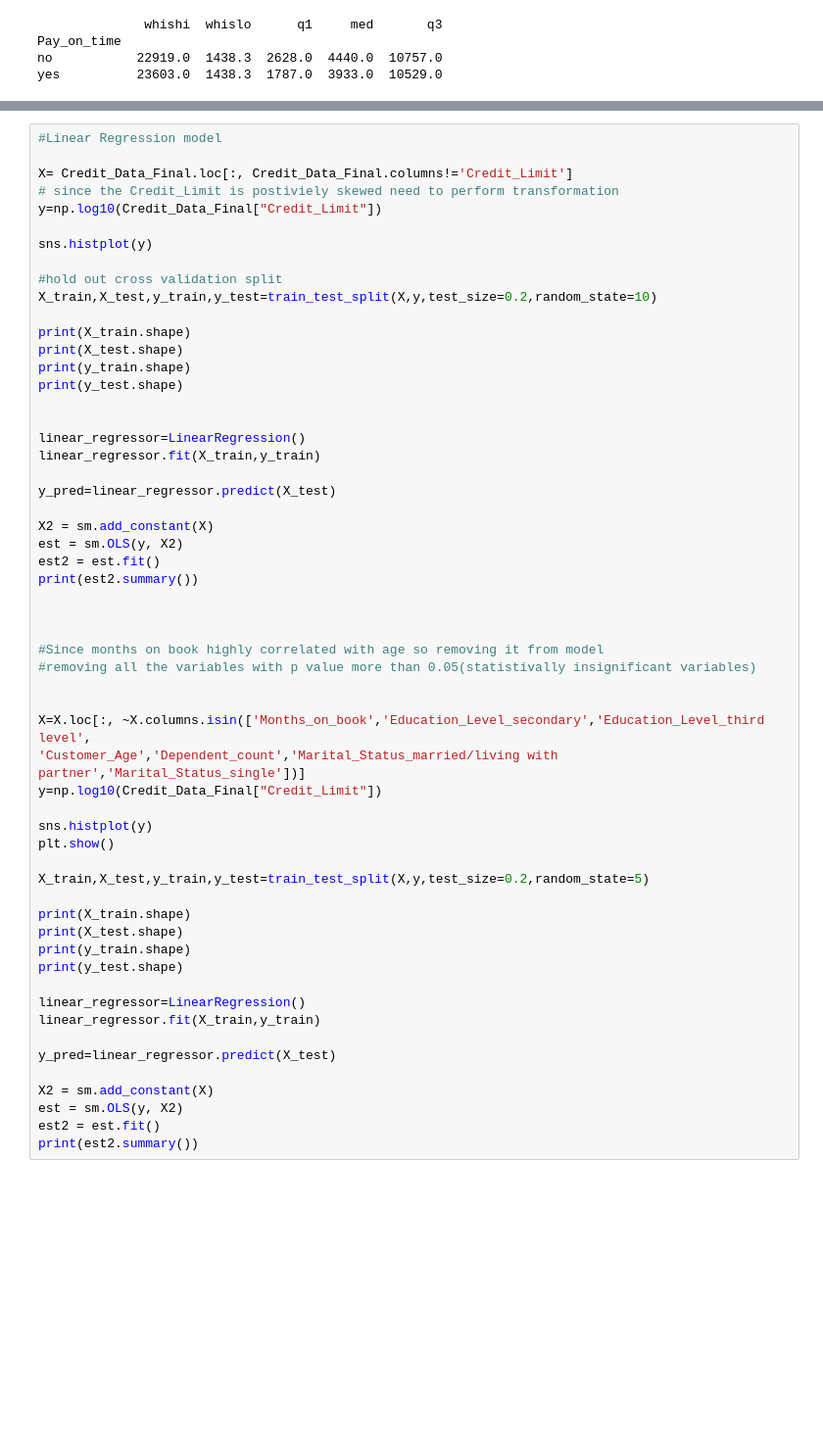
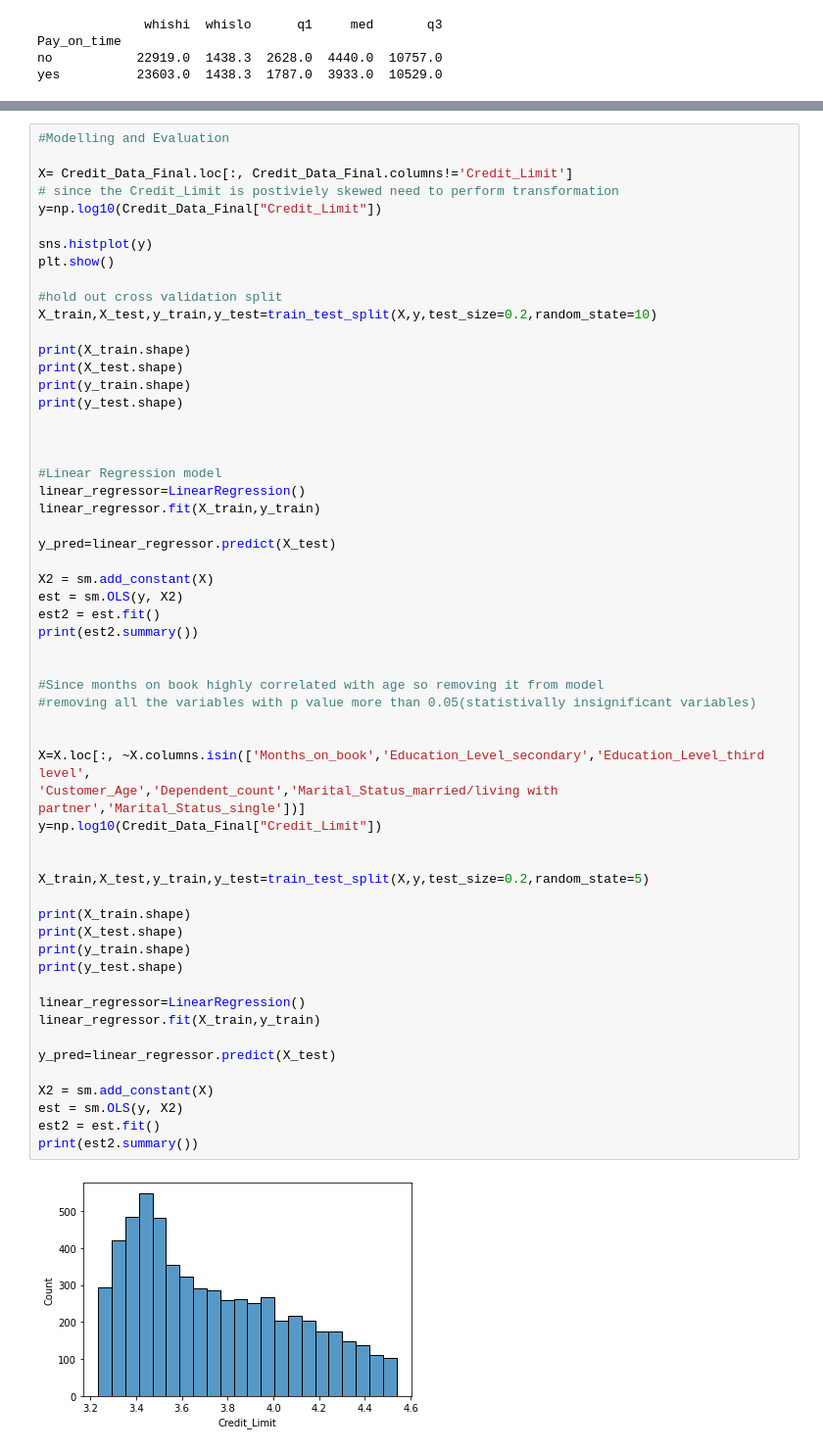
Before and after one commit to mitalipatle/Credit-card-limit-prediction-in-python, a Jupyter notebook: Credit_Limit_Prediction.ipynb, the cells around one changed output, grey strips where cells are left out. Shown at 98% size. Saved outputs shown, nothing was run; the diff lists cells and outputs as text; blank space fills up the shorter version.

```diff
--- a/Credit_Limit_Prediction.ipynb
+++ b/Credit_Limit_Prediction.ipynb
@@ -410,11 +419,12 @@ Credit_Data_Final=pd.concat([Credit_Data_Final_Numerical,Credit_Data_Final_Categ
 # %%
-#Linear Regression model
+#Modelling and Evaluation
 
 X= Credit_Data_Final.loc[:, Credit_Data_Final.columns!='Credit_Limit']
 # since the Credit_Limit is postiviely skewed need to perform transformation
 y=np.log10(Credit_Data_Final["Credit_Limit"])
 
 sns.histplot(y)
+plt.show()
 
 #hold out cross validation split
 X_train,X_test,y_train,y_test=train_test_split(X,y,test_size=0.2,random_state=10)
@@ -425,6 +435,8 @@ print(y_train.shape)
 print(y_test.shape)
 
 
+
+#Linear Regression model
 linear_regressor=LinearRegression()
 linear_regressor.fit(X_train,y_train)
 
@@ -435,36 +447,34 @@ est = sm.OLS(y, X2)
 est2 = est.fit()
 print(est2.summary())
 
 
-
 #Since months on book highly correlated with age so removing it from model
 #removing all the variables with p value more than 0.05(statistivally insignificant variables)
 
 
 X=X.loc[:, ~X.columns.isin(['Months_on_book','Education_Level_secondary','Education_Level_third level',
 'Customer_Age','Dependent_count','Marital_Status_married/living with partner','Marital_Status_single'])]
 y=np.log10(Credit_Data_Final["Credit_Limit"])
 
-sns.histplot(y)
-plt.show()
 
 X_train,X_test,y_train,y_test=train_test_split(X,y,test_size=0.2,random_state=5)
 
 print(X_train.shape)
 print(X_test.shape)
 print(y_train.shape)
 print(y_test.shape)
 
 linear_regressor=LinearRegression()
 linear_regressor.fit(X_train,y_train)
 
 y_pred=linear_regressor.predict(X_test)
 
 X2 = sm.add_constant(X)
 est = sm.OLS(y, X2)
 est2 = est.fit()
 print(est2.summary())
 # %% [output]
+[figure, new version]
 (4799, 15)
 (1200, 15)
 (4799,)
```
Also changed, not shown: parts of 3 cells of this notebook.
